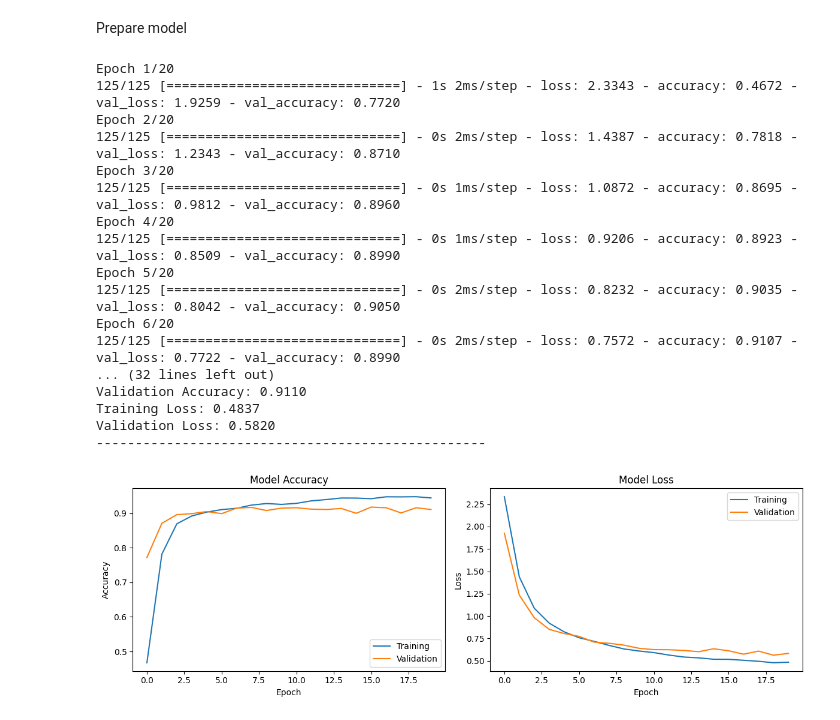
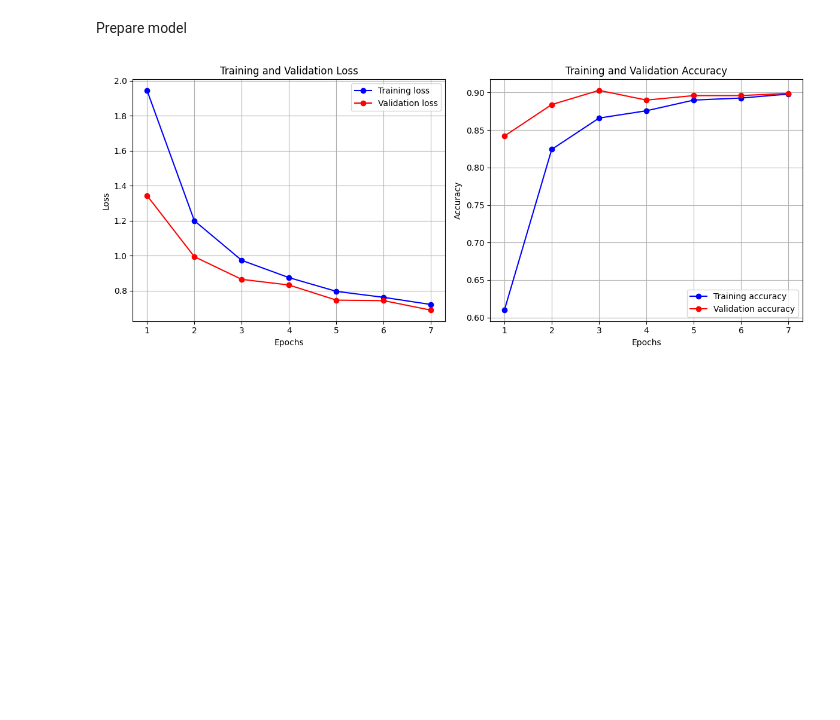
Before and after one commit to svehla-lukas/Kaggle_workShop, a Jupyter notebook: mnist/dev_model.ipynb, the cells around one changed output. Saved outputs shown, nothing was run; the diff lists cells and outputs as text; code cells hidden in the pictures; blank space fills up the shorter version.

```diff
--- a/mnist/dev_model.ipynb
+++ b/mnist/dev_model.ipynb
@@ -47,87 +53,44 @@ plt.show()
 # %% [markdown]
 Prepare model
 # %%
+import tensorflow as tf
 from tensorflow.keras.models import Sequential
 from tensorflow.keras.layers import Dense, Dropout, BatchNormalization, InputLayer
 from tensorflow.keras.callbacks import EarlyStopping
 from tensorflow.keras.regularizers import L2
+
 
 network_1 = models.Sequential(
     [
         InputLayer(input_shape=(28 * 28,)),
         Dense(32, activation="relu", kernel_regularizer=L2(0.01)),
         BatchNormalization(),
         Dropout(0.2),
         Dense(16, activation="relu", kernel_regularizer=L2(0.01)),
         Dense(10, activation="softmax", kernel_regularizer=L2(0.01)),
     ]
 )
 
 # Compile
 network_1.compile(
     optimizer="adam", loss="sparse_categorical_crossentropy", metrics=["accuracy"]
 )
 
 # Train
-history = network_1.fit(
+history_network_1 = network_1.fit(
     train_data_flat,
     train_targets,
-    epochs=20,
-    batch_size=32,
+    epochs=7,
+    batch_size=16,
     validation_data=(val_data_flat, val_targets),
+    verbose=0,  # 0 = silent, 1 = progress bar, 2 = single line
 )
 
-# Print final training and validation metrics
-print("\nFinal Results:")
-print("-" * 50)
-print(f"Training Accuracy: {history.history['accuracy'][-1]:.4f}")
-print(f"Validation Accuracy: {history.history['val_accuracy'][-1]:.4f}")
-print(f"Training Loss: {history.history['loss'][-1]:.4f}")
-print(f"Validation Loss: {history.history['val_loss'][-1]:.4f}")
-print("-" * 50)
 
-# Plot training history
-plt.figure(figsize=(12, 4))
-
-# Plot training & validation accuracy
-plt.subplot(1, 2, 1)
-plt.plot(history.history["accuracy"], label="Training")
-plt.plot(history.history["val_accuracy"], label="Validation")
-plt.title("Model Accuracy")
-plt.xlabel("Epoch")
-plt.ylabel("Accuracy")
-plt.legend()
-
-# Plot training & validation loss
-plt.subplot(1, 2, 2)
-plt.plot(history.history["loss"], label="Training")
-plt.plot(history.history["val_loss"], label="Validation")
-plt.title("Model Loss")
-plt.xlabel("Epoch")
-plt.ylabel("Loss")
-plt.legend()
-
-plt.tight_layout()
-plt.show()
+# Call the function with current history
+utils.plot_training_history(history_network_1, "loss", "accuracy")
 # %% [output]
-Epoch 1/20
-125/125 [==============================] - 1s 2ms/step - loss: 2.3343 - accuracy: 0.4672 - val_loss: 1.9259 - val_accuracy: 0.7720
-Epoch 2/20
-125/125 [==============================] - 0s 2ms/step - loss: 1.4387 - accuracy: 0.7818 - val_loss: 1.2343 - val_accuracy: 0.8710
-Epoch 3/20
-125/125 [==============================] - 0s 1ms/step - loss: 1.0872 - accuracy: 0.8695 - val_loss: 0.9812 - val_accuracy: 0.8960
-Epoch 4/20
-125/125 [==============================] - 0s 1ms/step - loss: 0.9206 - accuracy: 0.8923 - val_loss: 0.8509 - val_accuracy: 0.8990
-Epoch 5/20
-125/125 [==============================] - 0s 2ms/step - loss: 0.8232 - accuracy: 0.9035 - val_loss: 0.8042 - val_accuracy: 0.9050
-Epoch 6/20
-125/125 [==============================] - 0s 2ms/step - loss: 0.7572 - accuracy: 0.9107 - val_loss: 0.7722 - val_accuracy: 0.8990
-... (32 lines left out)
-Validation Accuracy: 0.9110
-Training Loss: 0.4837
-Validation Loss: 0.5820
---------------------------------------------------
-[figure, old version]
+[figure, new version]
 # %%
 from tensorflow.keras.models import Sequential
 from tensorflow.keras.layers import (
```
Also changed, not shown: parts of 8 cells of this notebook, 2 other files.
